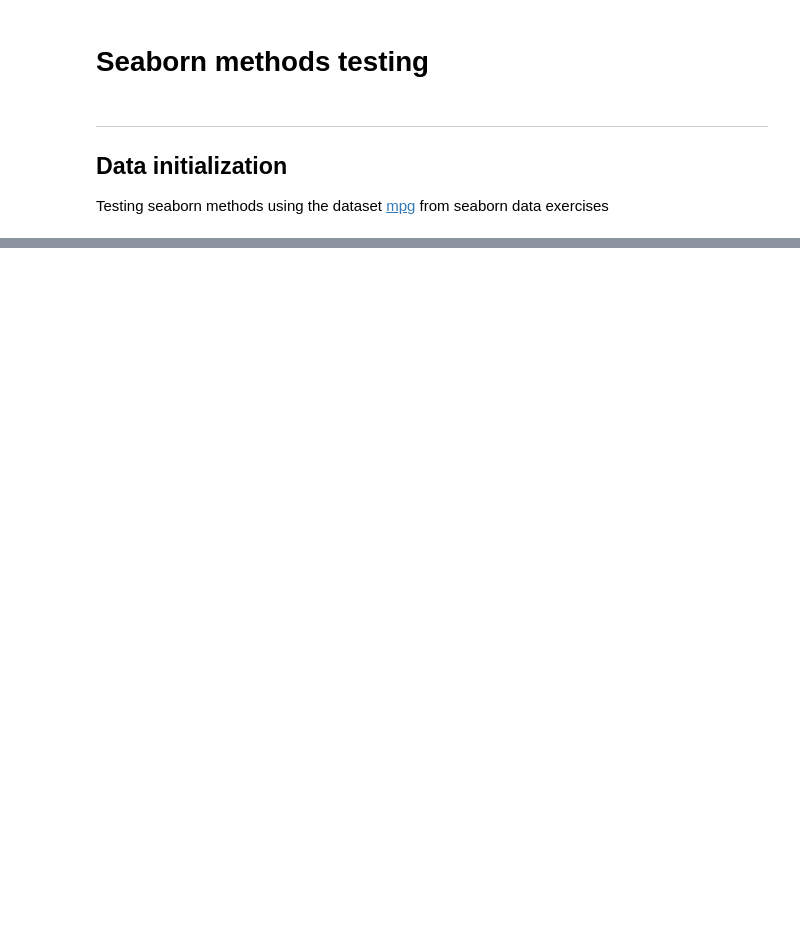
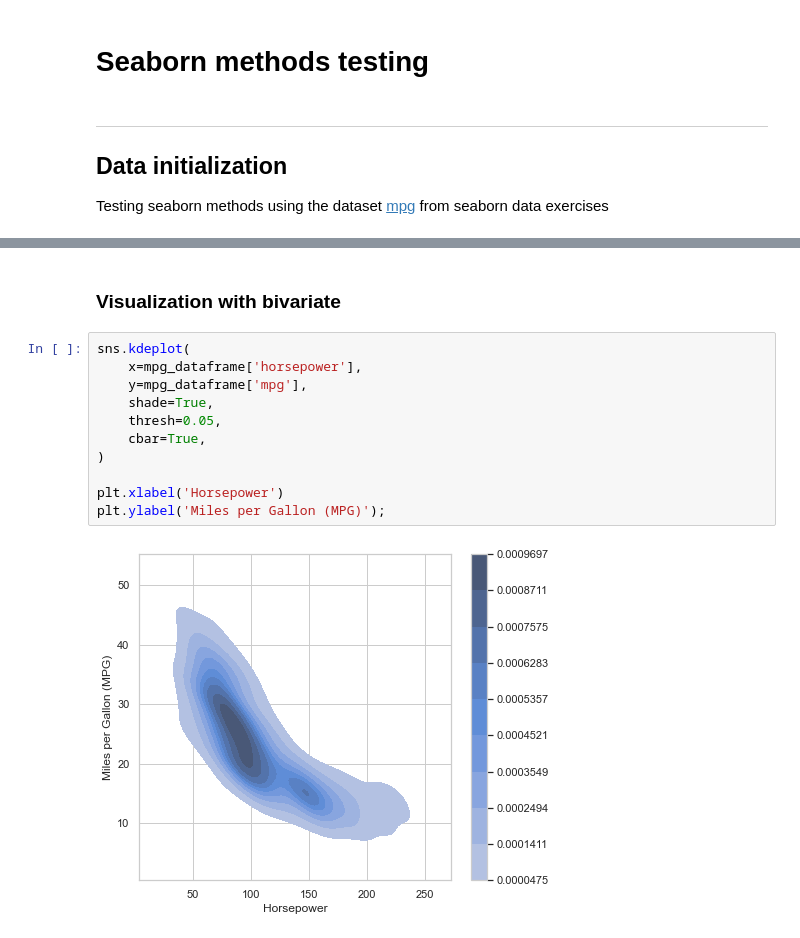
Before and after one commit to hyoaru/dsa-libraries-test, a Jupyter notebook: seaborn.ipynb, the cells around one changed output, grey strips where cells are left out. Drawn from its saved outputs; the diff is of its cells as text; blank space fills up the shorter version.

```diff
--- a/seaborn.ipynb
+++ b/seaborn.ipynb
@@ -45,0 +60,15 @@ Name: model_year, dtype: int64
+# %% [markdown]
+### Visualization with bivariate
+# %%
+sns.kdeplot(
+    x=mpg_dataframe['horsepower'],
+    y=mpg_dataframe['mpg'],
+    shade=True,
+    thresh=0.05,
+    cbar=True,
+)
+
+plt.xlabel('Horsepower')
+plt.ylabel('Miles per Gallon (MPG)');
+# %% [output]
+[figure, added]
```
Also changed, not shown: parts of 8 cells of this notebook.
